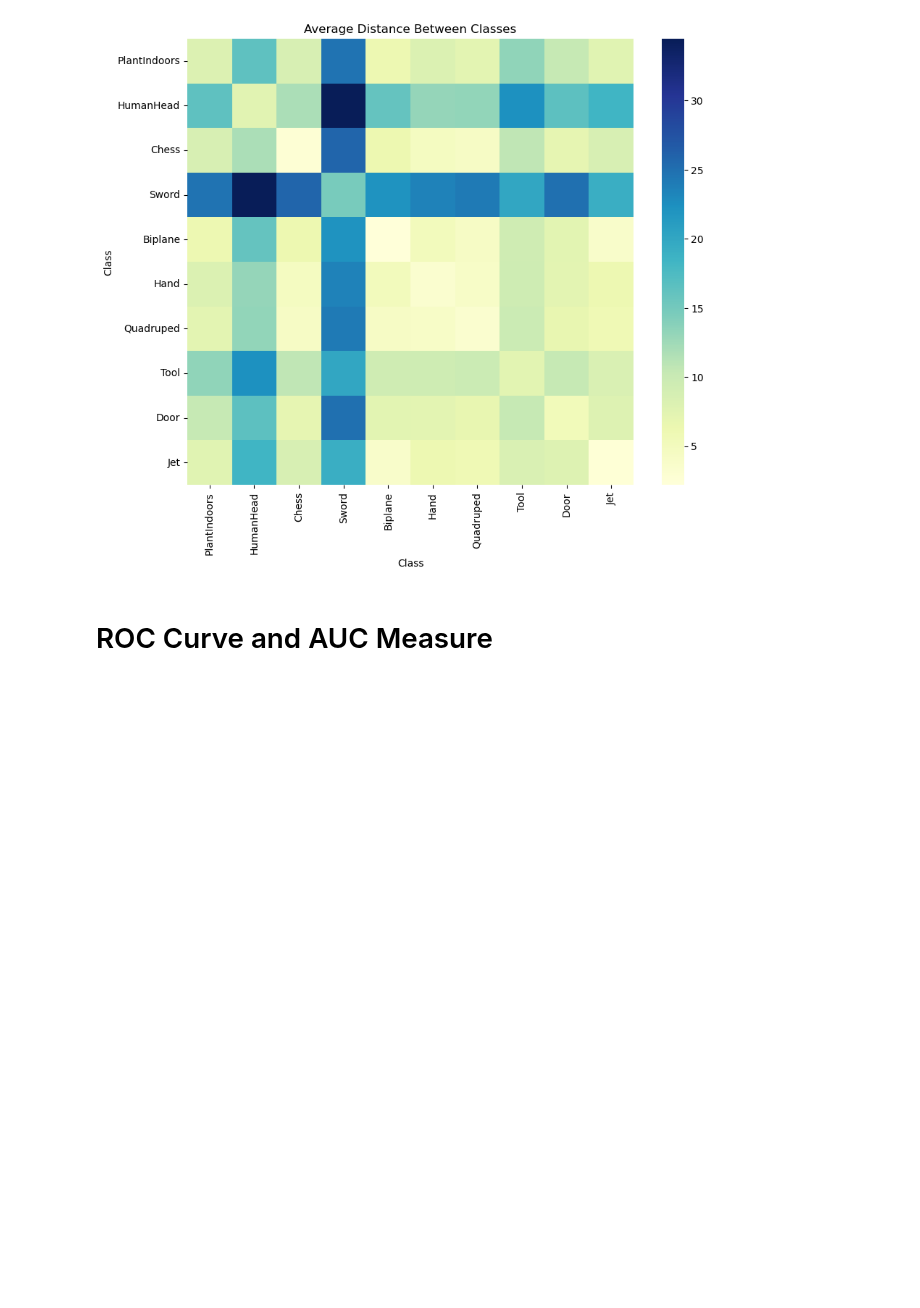
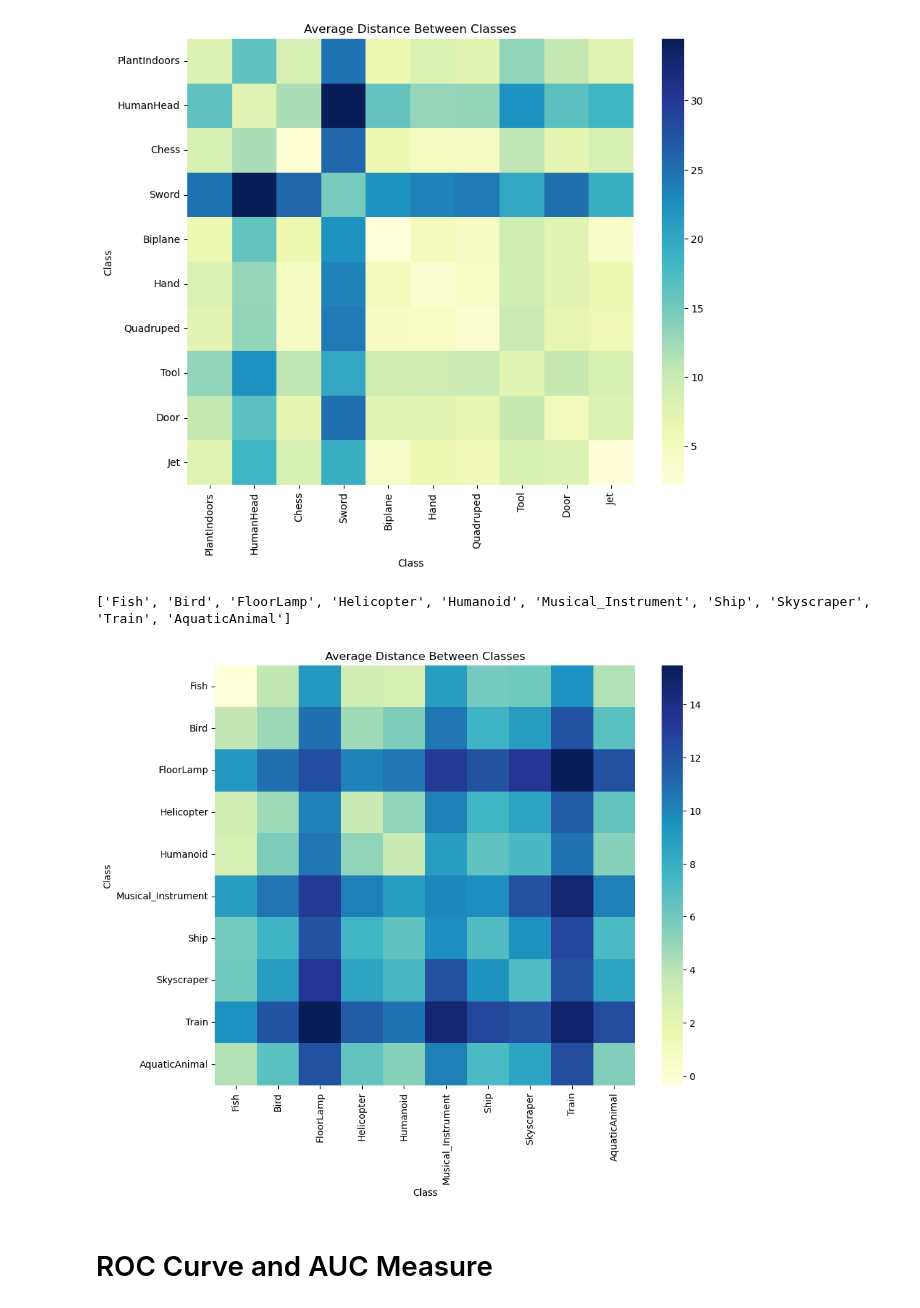
Before and after one commit to maria-raluca-st/INFOMR-final-project, a Jupyter notebook: mmdbs/evaluation.ipynb, the cells around one changed output. Drawn from its saved outputs; the diff is of its cells as text; code cells hidden in the pictures; blank space fills up the shorter version.

```diff
--- a/mmdbs/evaluation.ipynb
+++ b/mmdbs/evaluation.ipynb
@@ -217,6 +258,23 @@ plt.show()
 # %% [output]
 ['PlantIndoors', 'HumanHead', 'Chess', 'Sword', 'Biplane', 'Hand', 'Quadruped', 'Tool', 'Door', 'Jet']
 [figure]
+# %%
+ # Step 5: Plot the confusion matrix for average distances
+plt.figure(figsize=(10, 8))
+
+selected_classes = ["Fish","Bird","FloorLamp","Helicopter","Humanoid","Musical_Instrument","Ship","Skyscraper","Train","AquaticAnimal"]  # replace with the actual class names you want to include
+
+print(selected_classes)
+# Step 2: Create a DataFrame to store the average distances between each selected class pair
+subset_df = average_distances_custom.loc[selected_classes, selected_classes]
+sns.heatmap(subset_df, square=True,annot=False, cmap="YlGnBu", fmt=".2f",cbar_kws={'format': '%.0f'})
+plt.title("Average Distance Between Classes")
+plt.xlabel("Class")
+plt.ylabel("Class")
+plt.show()
+# %% [output]
+['Fish', 'Bird', 'FloorLamp', 'Helicopter', 'Humanoid', 'Musical_Instrument', 'Ship', 'Skyscraper', 'Train', 'AquaticAnimal']
+[figure, added]
 # %% [markdown]
 <H1>ROC Curve and AUC Measure</H1>
 # %%
```
Also changed, not shown: parts of 11 cells of this notebook, 40 other files.
